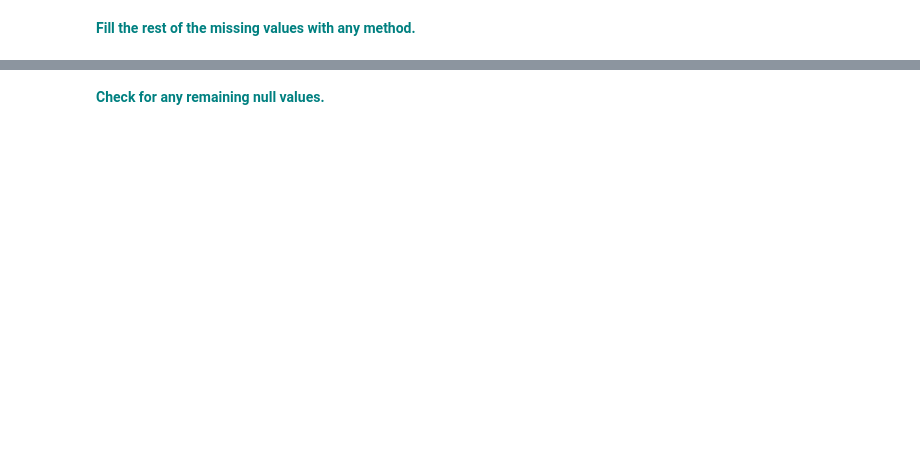
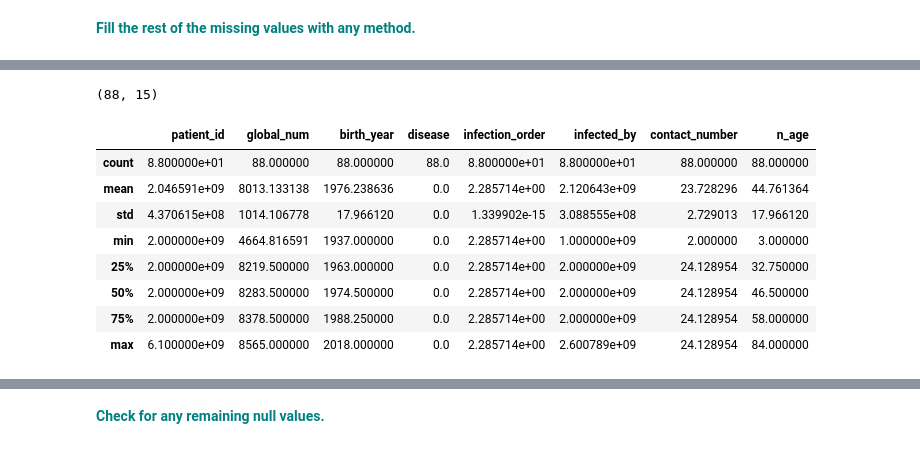
Before and after one commit to Erik1120/SpringboardProject, a Jupyter notebook: RandomForestCovid/RandomForest_casestudy_covid19.ipynb, the cells around one changed output, grey strips where cells are left out. Drawn from its saved outputs; the diff is of its cells as text; code cells hidden in the pictures; blank space fills up the shorter version.

```diff
--- a/RandomForestCovid/RandomForest_casestudy_covid19.ipynb
+++ b/RandomForestCovid/RandomForest_casestudy_covid19.ipynb
@@ -111,2 +155,6 @@ df.info()
 # %% [markdown]
  **<font color='teal'> Fill the 'disease' missing values with 0 and remap the True values to 1.</font>**
+# %%
+print(df.disease.value_counts(dropna=False))
+df.disease = df.disease.fillna(0)
+df.disease = df.disease.replace(True, 1)
@@ -113,2 +165,5 @@ df.info()
 # %% [markdown]
  **<font color='teal'> Fill null values in the following columns with their mean: 'global_number','birth_year','infection_order','infected_by'and 'contact_number'</font>**
+# %%
+features = ['global_num','birth_year','infection_order','infected_by','contact_number']
+df[features] = df[features].fillna(value=df[features].mean())
@@ -116,0 +269,4 @@ df.info()
+# %%
+Prediction = df[df.state.isna()]
+Prediction = Prediction.drop(['symptom_onset_date','confirmed_date','released_date','deceased_date'],axis =1)
+Prediction.head()
@@ -116,0 +280,16 @@ df.info()
+# %%
+Prediction.shape
+# %% [output]
+(88, 15)
+# %%
+Prediction.describe()
+# %% [output]
+|  | patient_id | global_num | birth_year | disease | infection_order | infected_by | contact_number | n_age |
+| count | 8.800000e+01 | 88.000000 | 88.000000 | 88.0 | 8.800000e+01 | 8.800000e+01 | 88.000000 | 88.000000 |
+| mean | 2.046591e+09 | 8013.133138 | 1976.238636 | 0.0 | 2.285714e+00 | 2.120643e+09 | 23.728296 | 44.761364 |
+| std | 4.370615e+08 | 1014.106778 | 17.966120 | 0.0 | 1.339902e-15 | 3.088555e+08 | 2.729013 | 17.966120 |
+| min | 2.000000e+09 | 4664.816591 | 1937.000000 | 0.0 | 2.285714e+00 | 1.000000e+09 | 2.000000 | 3.000000 |
+| 25% | 2.000000e+09 | 8219.500000 | 1963.000000 | 0.0 | 2.285714e+00 | 2.000000e+09 | 24.128954 | 32.750000 |
+| 50% | 2.000000e+09 | 8283.500000 | 1974.500000 | 0.0 | 2.285714e+00 | 2.000000e+09 | 24.128954 | 46.500000 |
+| 75% | 2.000000e+09 | 8378.500000 | 1988.250000 | 0.0 | 2.285714e+00 | 2.000000e+09 | 24.128954 | 58.000000 |
+| max | 6.100000e+09 | 8565.000000 | 2018.000000 | 0.0 | 2.285714e+00 | 2.600789e+09 | 24.128954 | 84.000000 |
```
Also changed, not shown: parts of 39 cells of this notebook, 1 other file.
